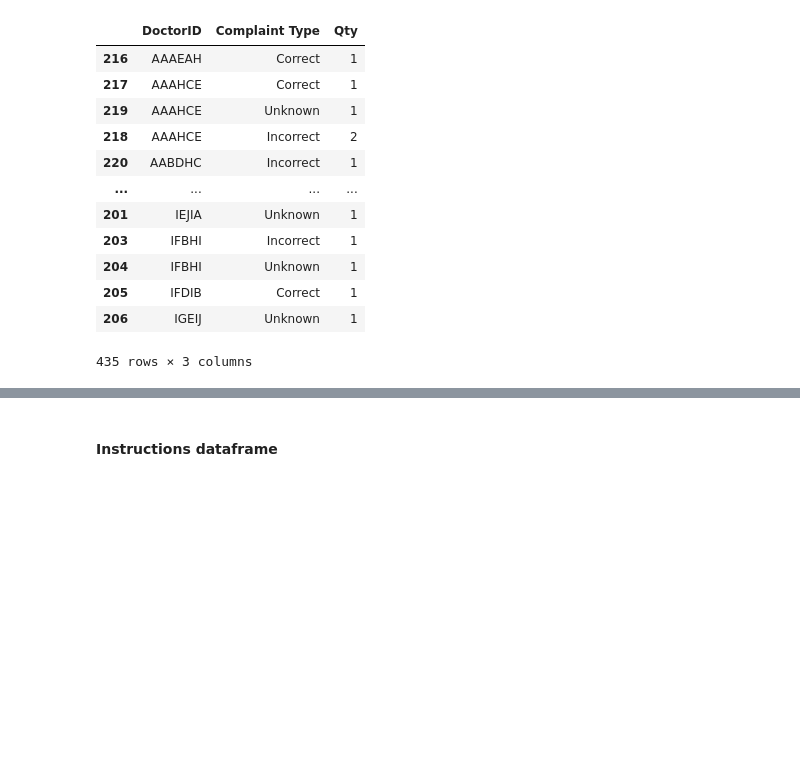
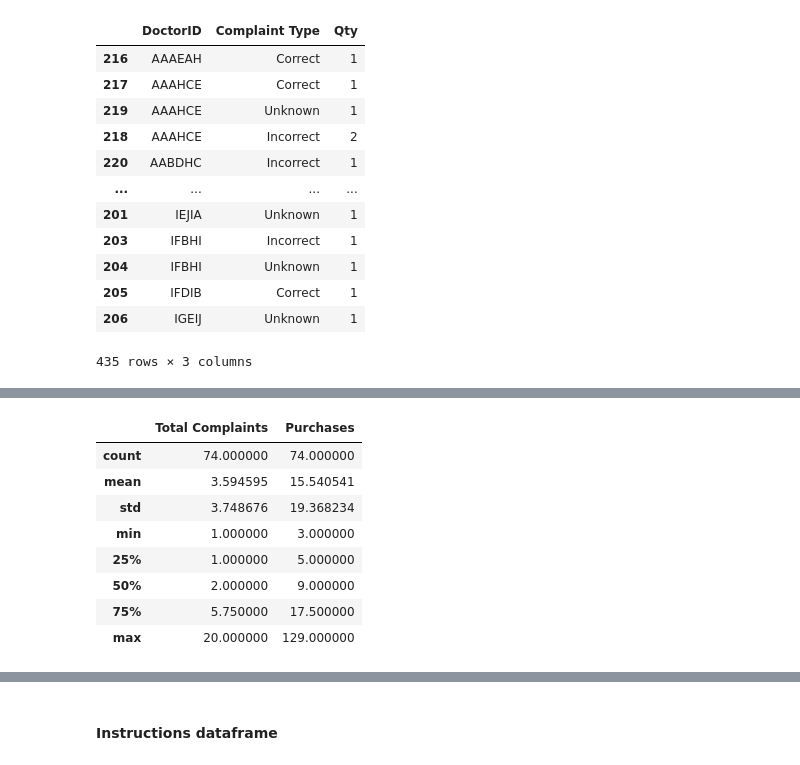
Before and after one commit to KBrandt57/COGS_118B_Project, a Jupyter notebook: project_notebook.ipynb, the cells around one changed output, grey strips where cells are left out. Saved outputs shown, nothing was run; the diff lists cells and outputs as text; code cells hidden in the pictures; blank space fills up the shorter version.

```diff
--- a/project_notebook.ipynb
+++ b/project_notebook.ipynb
@@ -382,0 +418,17 @@ complaints[complaints['DoctorID'] == 'AAEIEG']
+# %%
+#Merging with the total purchases per doctor for visualization
+comp_plus_purch = comp_per_doc.merge(doctors, how = 'inner', on = 'DoctorID')
+comp_plus_purch = comp_plus_purch[['DoctorID', 'Total Complaints', 'Purchases']]
+comp_plus_purch
+
+comp_plus_purch.describe()
+# %% [output]
+|  | Total Complaints | Purchases |
+| count | 74.000000 | 74.000000 |
+| mean | 3.594595 | 15.540541 |
+| std | 3.748676 | 19.368234 |
+| min | 1.000000 | 3.000000 |
+| 25% | 1.000000 | 5.000000 |
+| 50% | 2.000000 | 9.000000 |
+| 75% | 5.750000 | 17.500000 |
+| max | 20.000000 | 129.000000 |
```
Also changed, not shown: parts of 4 cells of this notebook.
